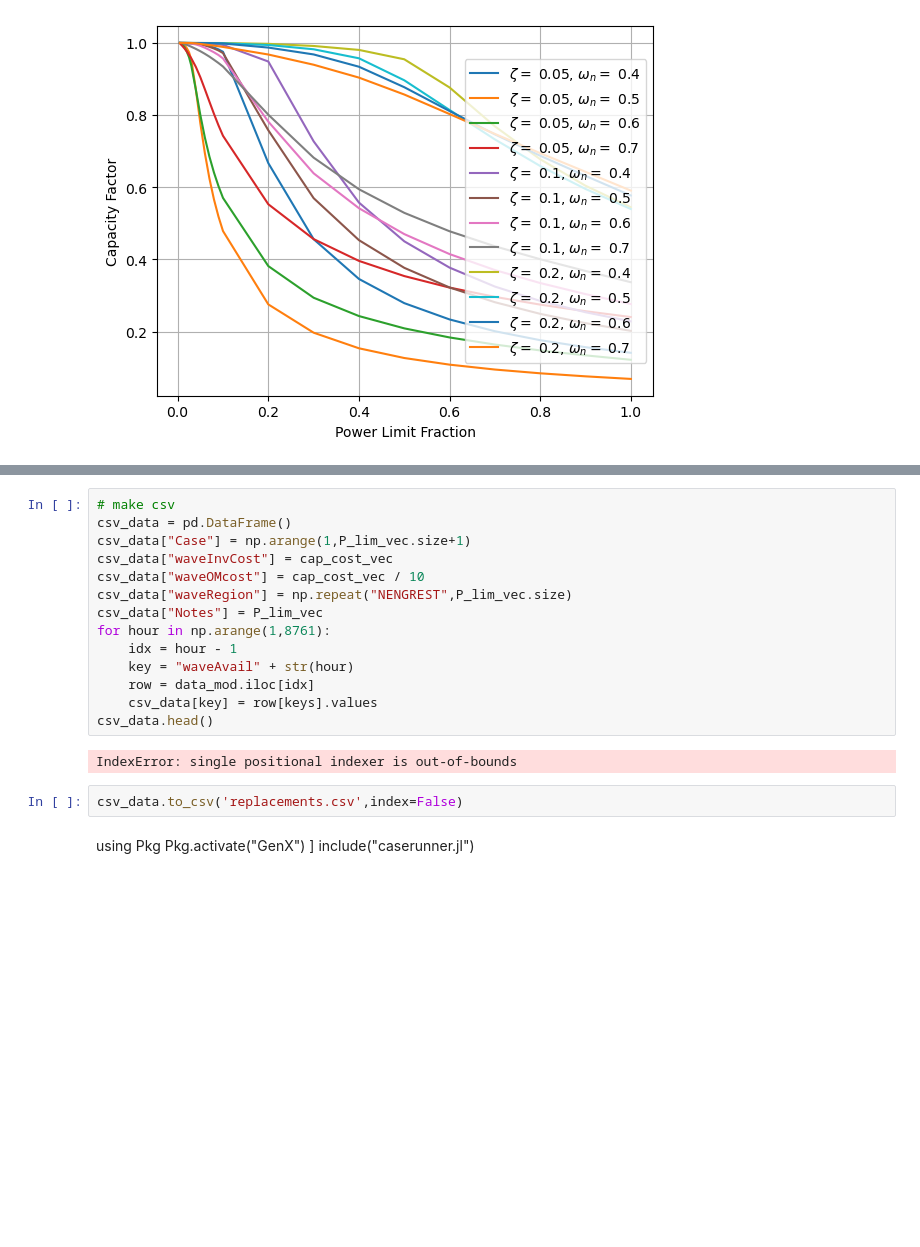
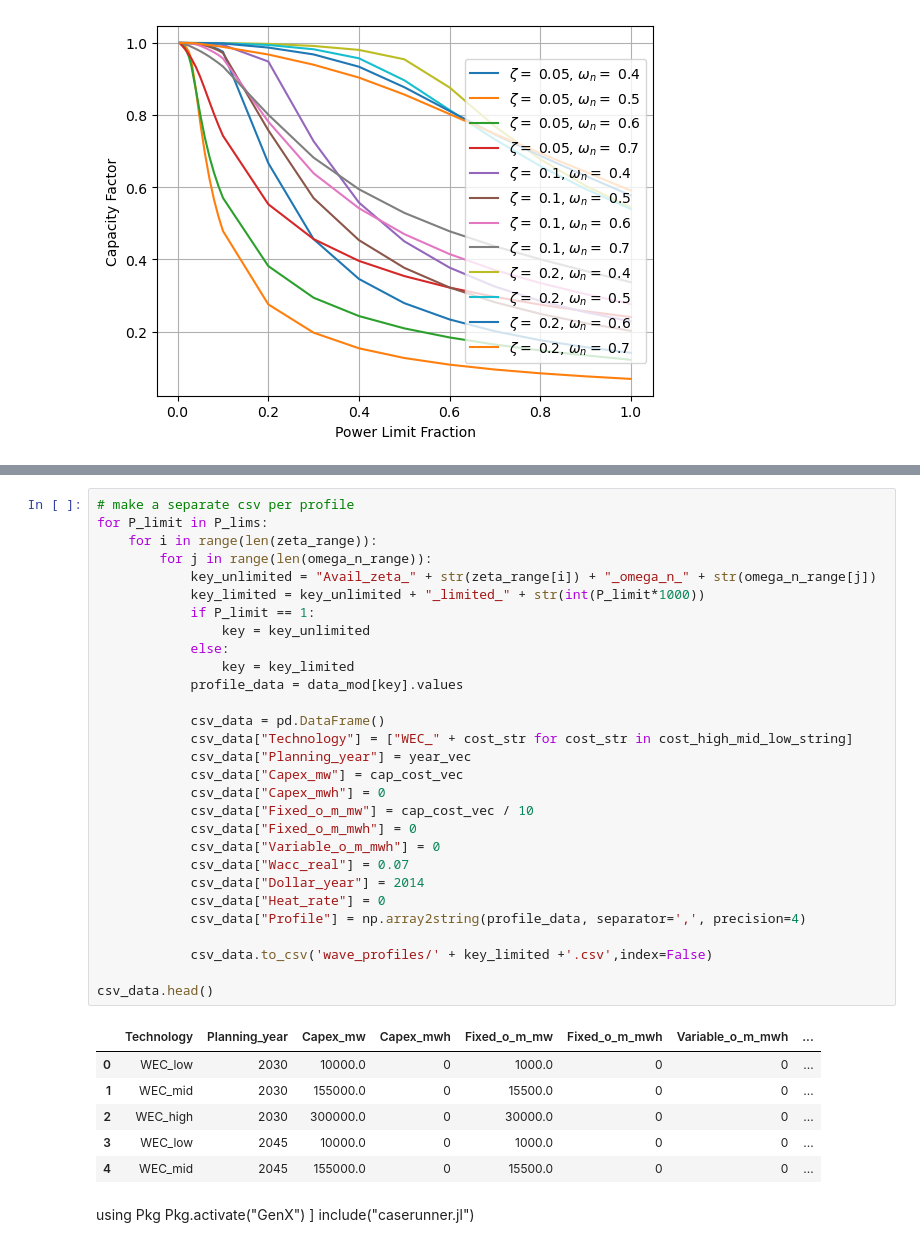
Before and after one commit to symbiotic-engineering/WEC-DECIDER, a Jupyter notebook: modules/CEM/make_additional_tech_csv.ipynb, the cells around one changed output, grey strips where cells are left out. Cells and saved outputs as stored; diff of their text form; blank space fills up the shorter version.

Commit message:
save wave profile csvs

```diff
--- a/modules/CEM/make_additional_tech_csv.ipynb
+++ b/modules/CEM/make_additional_tech_csv.ipynb
@@ -229,21 +223,39 @@ print(keys)
-# %%
-# make csv
-csv_data = pd.DataFrame()
-csv_data["Case"] = np.arange(1,P_lim_vec.size+1)
-csv_data["waveInvCost"] = cap_cost_vec
-csv_data["waveOMcost"] = cap_cost_vec / 10
-csv_data["waveRegion"] = np.repeat("NENGREST",P_lim_vec.size)
-csv_data["Notes"] = P_lim_vec
-for hour in np.arange(1,8761):
-    idx = hour - 1
-    key = "waveAvail" + str(hour)
-    row = data_mod.iloc[idx]
-    csv_data[key] = row[keys].values
-csv_data.head()
-# %% [output]
-IndexError: single positional indexer is out-of-bounds
-# %%
-csv_data.to_csv('replacements.csv',index=False)
+# %%
+# make a separate csv per profile
+for P_limit in P_lims:
+    for i in range(len(zeta_range)):
+        for j in range(len(omega_n_range)):
+            key_unlimited = "Avail_zeta_" + str(zeta_range[i]) + "_omega_n_" + str(omega_n_range[j])
+            key_limited = key_unlimited + "_limited_" + str(int(P_limit*1000))
+            if P_limit == 1:
+                key = key_unlimited
+            else:
+                key = key_limited
+            profile_data = data_mod[key].values
+
+            csv_data = pd.DataFrame()
+            csv_data["Technology"] = ["WEC_" + cost_str for cost_str in cost_high_mid_low_string]
+            csv_data["Planning_year"] = year_vec
+            csv_data["Capex_mw"] = cap_cost_vec
+            csv_data["Capex_mwh"] = 0
+            csv_data["Fixed_o_m_mw"] = cap_cost_vec / 10
+            csv_data["Fixed_o_m_mwh"] = 0
+            csv_data["Variable_o_m_mwh"] = 0
+            csv_data["Wacc_real"] = 0.07
+            csv_data["Dollar_year"] = 2014
+            csv_data["Heat_rate"] = 0
+            csv_data["Profile"] = np.array2string(profile_data, separator=',', precision=4)
+
+            csv_data.to_csv('wave_profiles/' + key_limited +'.csv',index=False)
+
+csv_data.head()
+# %% [output]
+|  | Technology | Planning_year | Capex_mw | Capex_mwh | Fixed_o_m_mw | Fixed_o_m_mwh | Variable_o_m_mwh | ... |
+| 0 | WEC_low | 2030 | 10000.0 | 0 | 1000.0 | 0 | 0 | ... |
+| 1 | WEC_mid | 2030 | 155000.0 | 0 | 15500.0 | 0 | 0 | ... |
+| 2 | WEC_high | 2030 | 300000.0 | 0 | 30000.0 | 0 | 0 | ... |
+| 3 | WEC_low | 2045 | 10000.0 | 0 | 1000.0 | 0 | 0 | ... |
+| 4 | WEC_mid | 2045 | 155000.0 | 0 | 15500.0 | 0 | 0 | ... |
 # %% [markdown]
 using Pkg
 Pkg.activate("GenX")
```
Also changed, not shown: parts of 2 cells of this notebook.
